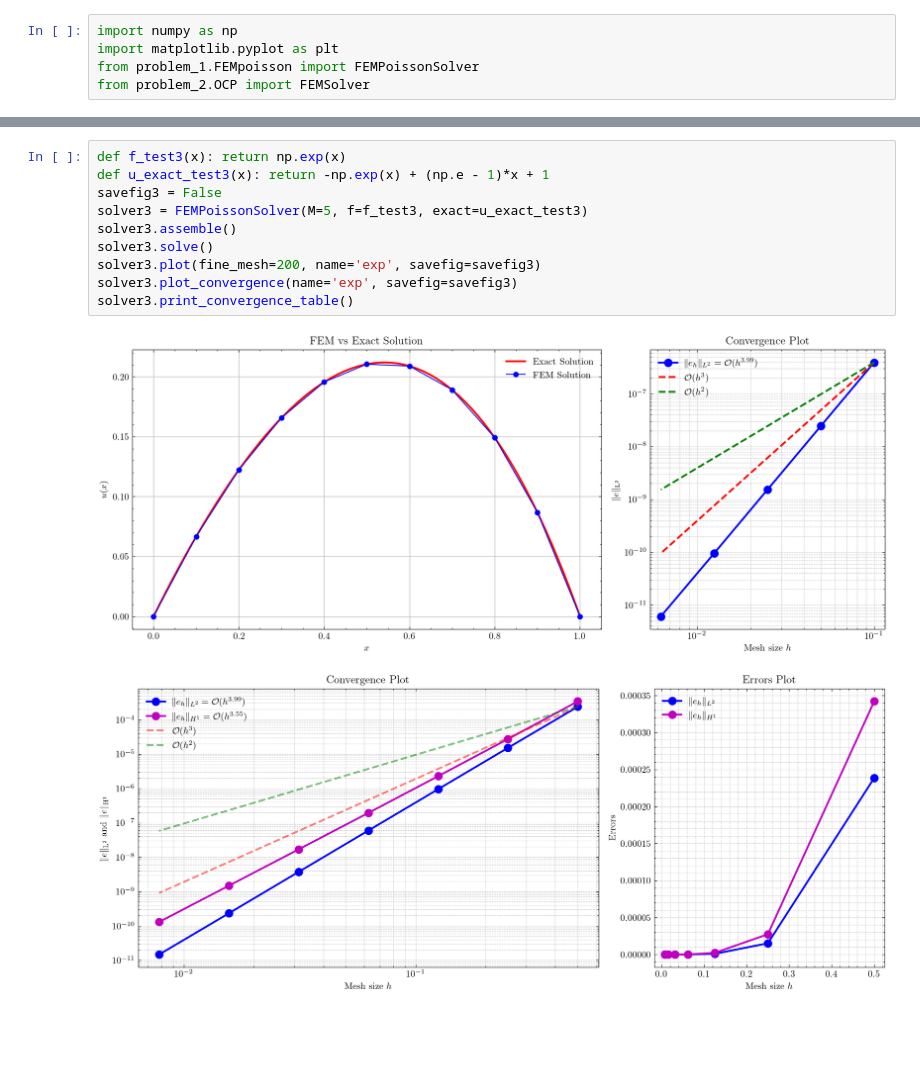
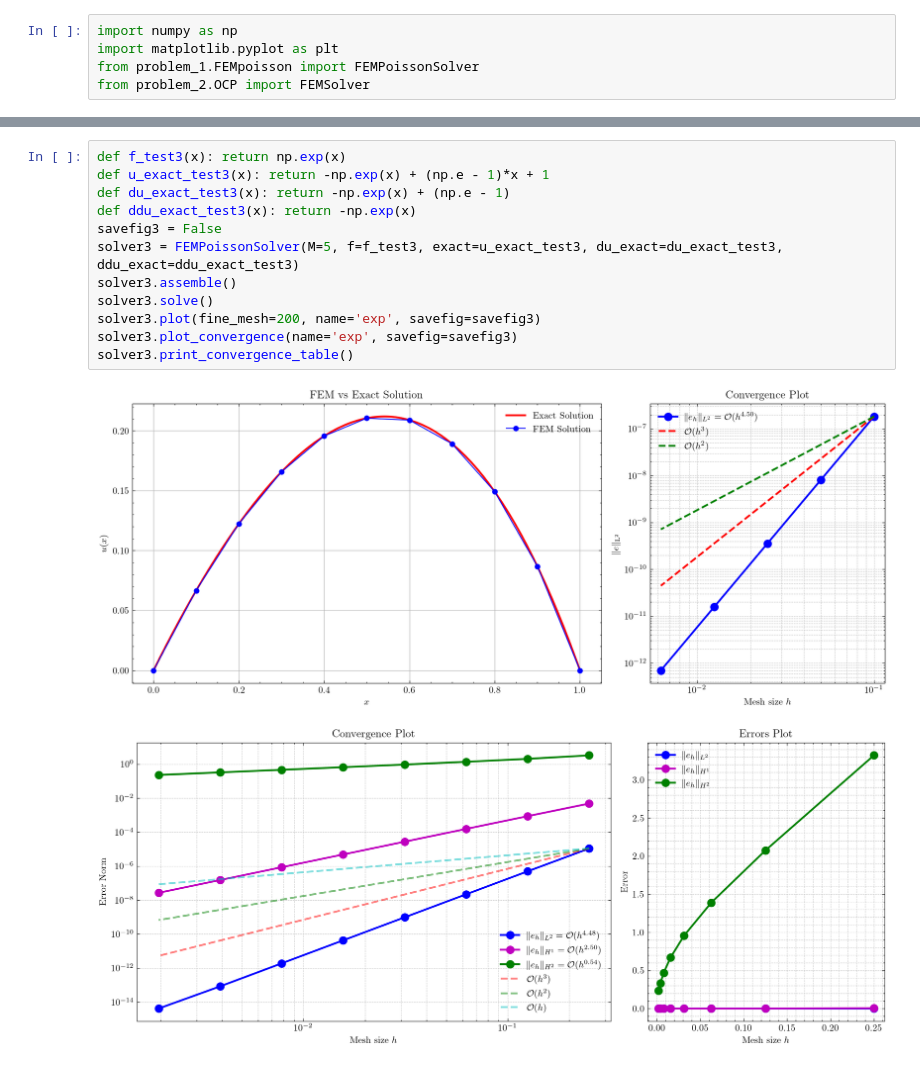
Before and after one commit to TrymSaether/TMA4212-Project-2-FEM, a Jupyter notebook: main.ipynb, the cells around one changed output, grey strips where cells are left out. Drawn from its saved outputs; the diff is of its cells as text; blank space fills up the shorter version.

```diff
--- a/main.ipynb
+++ b/main.ipynb
@@ -76,13 +82,15 @@ solver2.plot_stiffness_matrix_and_load_vector(name='sine', savefig= not savefig2
 # %%
 def f_test3(x): return np.exp(x)
 def u_exact_test3(x): return -np.exp(x) + (np.e - 1)*x + 1
+def du_exact_test3(x): return -np.exp(x) + (np.e - 1)
+def ddu_exact_test3(x): return -np.exp(x)
 savefig3 = False
-solver3 = FEMPoissonSolver(M=5, f=f_test3, exact=u_exact_test3)
+solver3 = FEMPoissonSolver(M=5, f=f_test3, exact=u_exact_test3, du_exact=du_exact_test3, ddu_exact=ddu_exact_test3)
 solver3.assemble()
 solver3.solve()
 solver3.plot(fine_mesh=200, name='exp', savefig=savefig3)
 solver3.plot_convergence(name='exp', savefig=savefig3)
 solver3.print_convergence_table()
 # %% [output]
-[figure, old version]
+[figure, new version]
-[figure, old version]
+[figure, new version]
```
Also changed, not shown: parts of 6 cells of this notebook, 4 other files.
